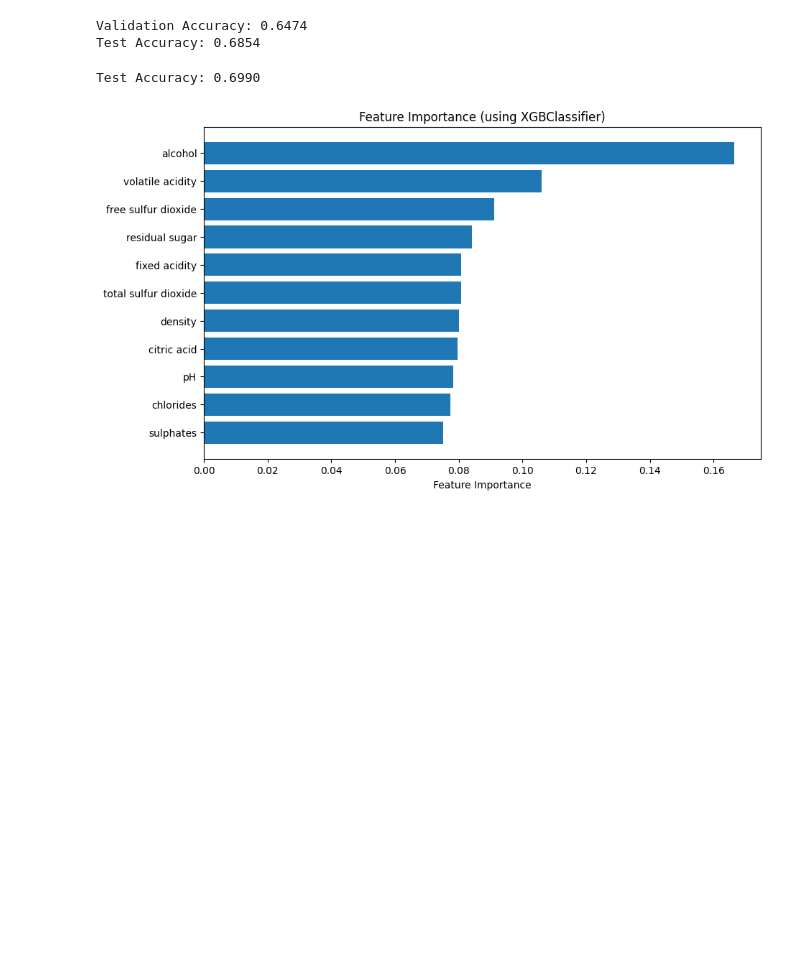
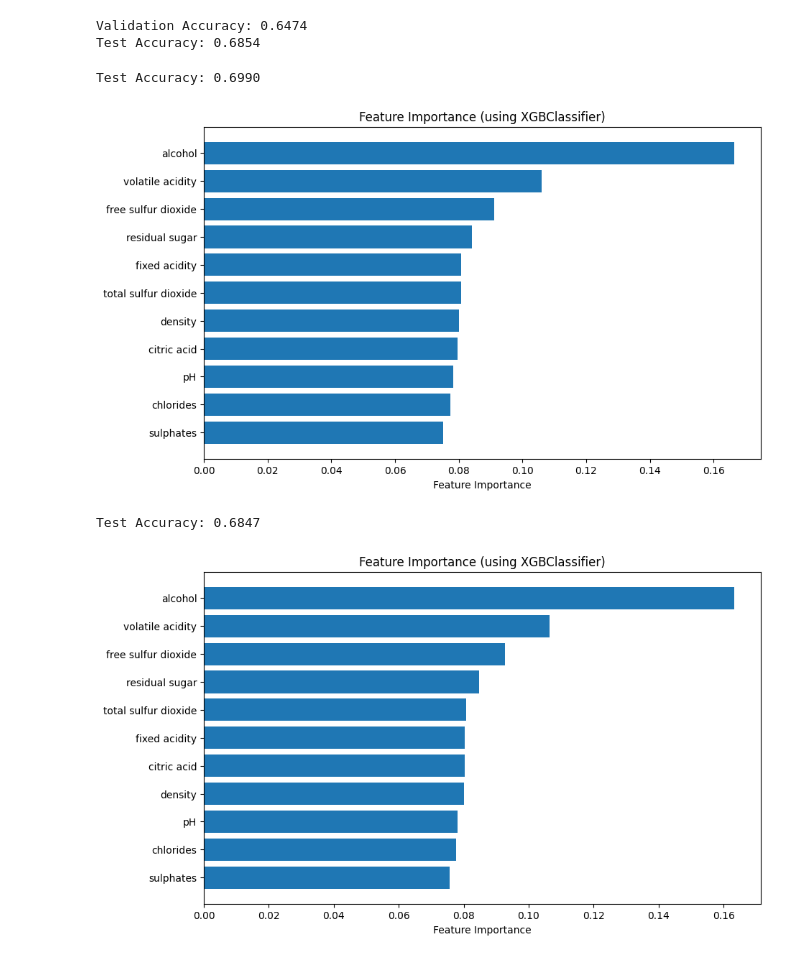
Before and after one commit to ElAlamiY/wine-quality-prediction-model, a Jupyter notebook: notebooks/gbmmodeltest.ipynb, the cells around one changed output. Saved outputs shown, nothing was run; the diff lists cells and outputs as text; code cells hidden in the pictures; blank space fills up the shorter version.

Commit message:
gbmmodel – evaluating feature selection

```diff
--- a/notebooks/gbmmodeltest.ipynb
+++ b/notebooks/gbmmodeltest.ipynb
@@ -22,8 +22,15 @@ model = gbmmodel.xgbmodel(data)
 # %% [output]
 Validation Accuracy: 0.6474
 Test Accuracy: 0.6854
-# %%
-model = gbmmodel.xgbmodel_optimized(data)
-# %% [output]
-Test Accuracy: 0.6990
-[figure, removed]
+# %%
+gbmodel_result = gbmmodel.xgbmodel_optimized(data)
+# Select only the top 5 features
+top_features = gbmodel_result[1][:11]
+top_features = list(top_features) + ['quality']  # Adding 'quality' to the selected features
+X = data[top_features]
+gbmodel_result = gbmmodel.xgbmodel_optimized(X)
+# %% [output]
+Test Accuracy: 0.6990
+[figure, added]
+Test Accuracy: 0.6847
+[figure, added]
```
